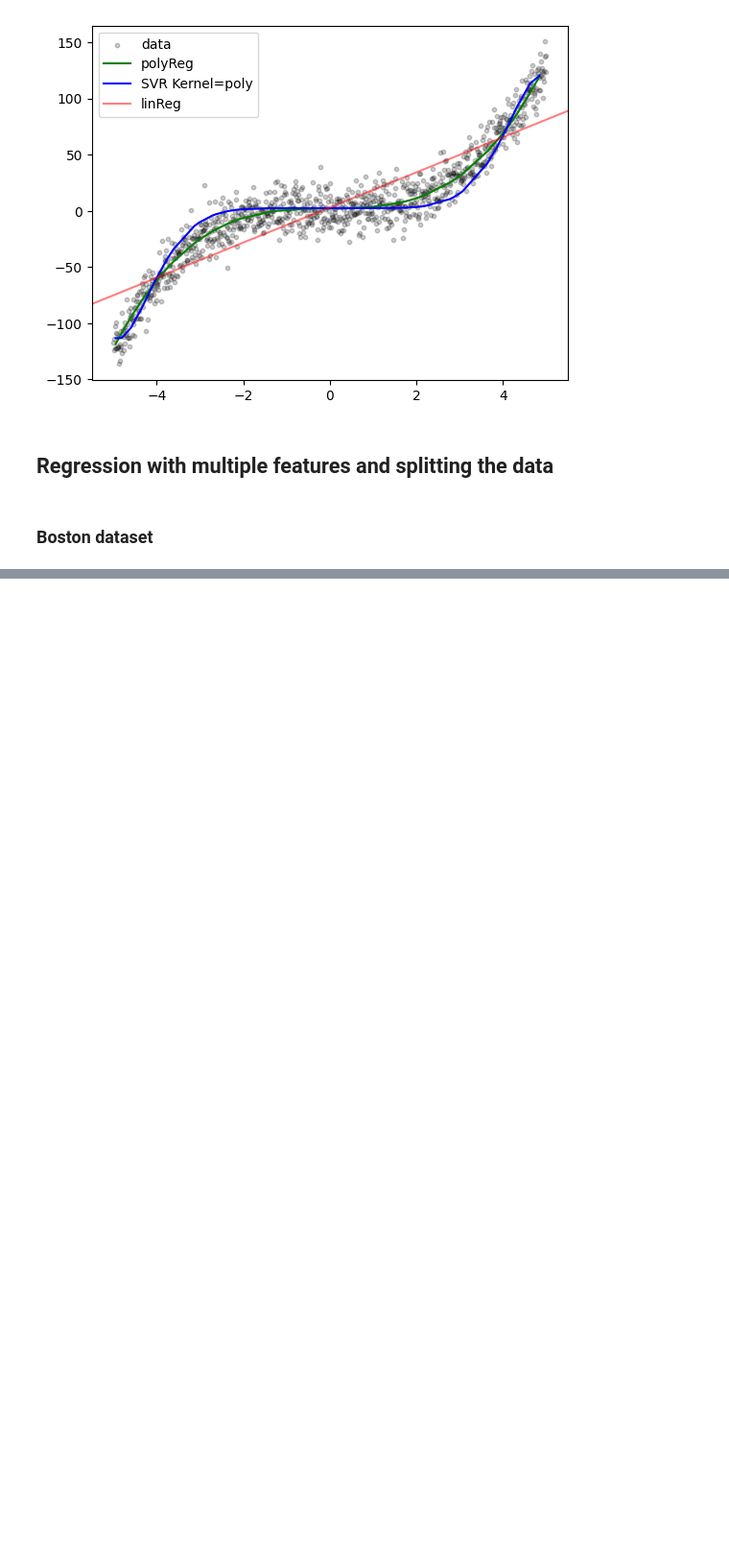
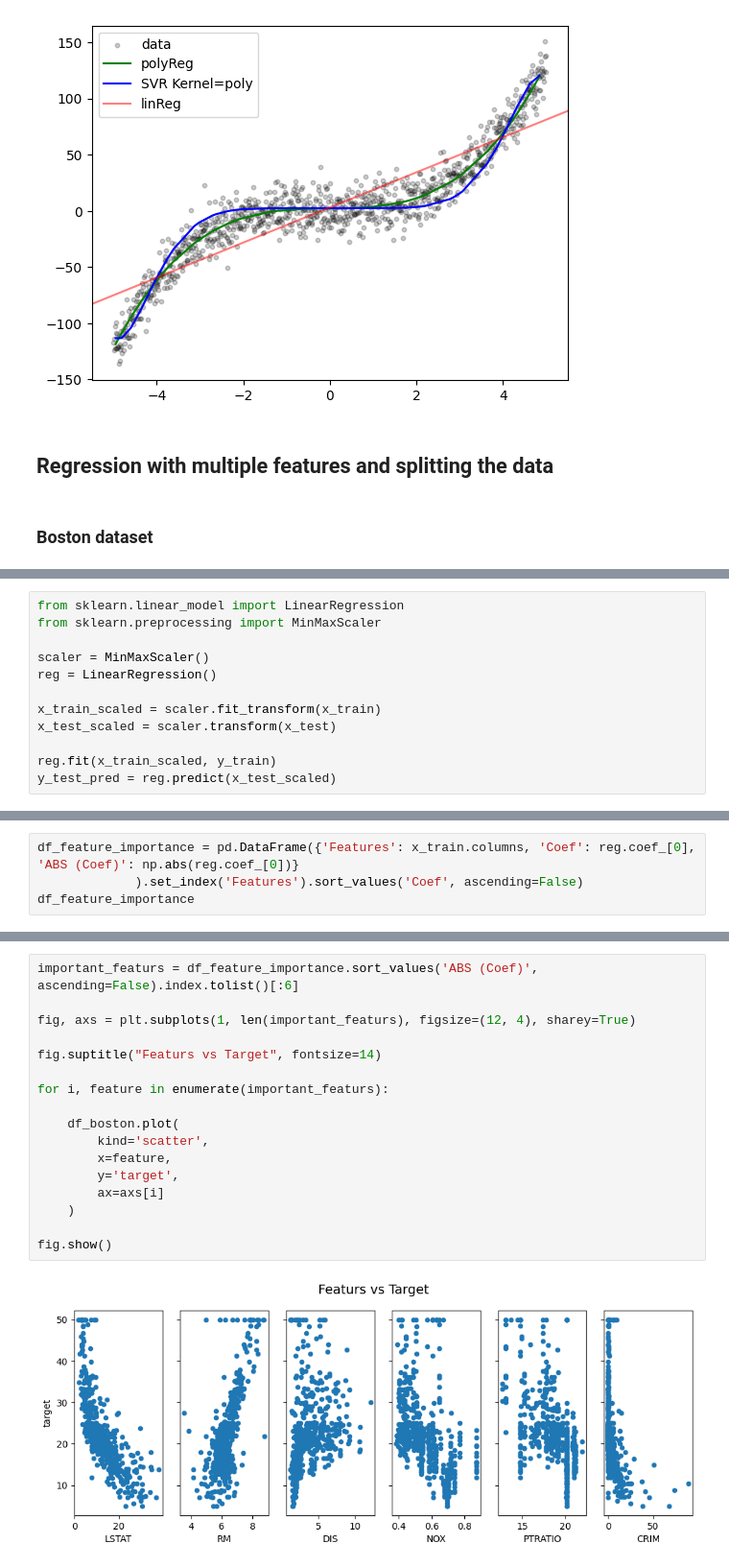
Before and after one commit to Biber76/MachineLearning, a Jupyter notebook: Regression.ipynb, the cells around one changed output, grey strips where cells are left out. Shown at 96% size. Drawn from its saved outputs; the diff is of its cells as text; blank space fills up the shorter version.

```diff
--- a/Regression.ipynb
+++ b/Regression.ipynb
@@ -470,0 +637,12 @@ plt.show()
+# %%
+from sklearn.linear_model import LinearRegression
+from sklearn.preprocessing import MinMaxScaler
+
+scaler = MinMaxScaler()
+reg = LinearRegression()
+
+x_train_scaled = scaler.fit_transform(x_train)
+x_test_scaled = scaler.transform(x_test)
+
+reg.fit(x_train_scaled, y_train)
+y_test_pred = reg.predict(x_test_scaled)
@@ -470,0 +667,4 @@ plt.show()
+# %%
+df_feature_importance = pd.DataFrame({'Features': x_train.columns, 'Coef': reg.coef_[0], 'ABS (Coef)': np.abs(reg.coef_[0])}
+             ).set_index('Features').sort_values('Coef', ascending=False)
+df_feature_importance
@@ -470,0 +687,19 @@ plt.show()
+# %%
+important_featurs = df_feature_importance.sort_values('ABS (Coef)', ascending=False).index.tolist()[:6]
+
+fig, axs = plt.subplots(1, len(important_featurs), figsize=(12, 4), sharey=True)
+
+fig.suptitle("Featurs vs Target", fontsize=14)
+
+for i, feature in enumerate(important_featurs):
+
+    df_boston.plot(
+        kind='scatter',
+        x=feature,
+        y='target',
+        ax=axs[i]
+    )
+
+fig.show()
+# %% [output]
+[figure, added]
```
Also changed, not shown: parts of 20 cells of this notebook.
